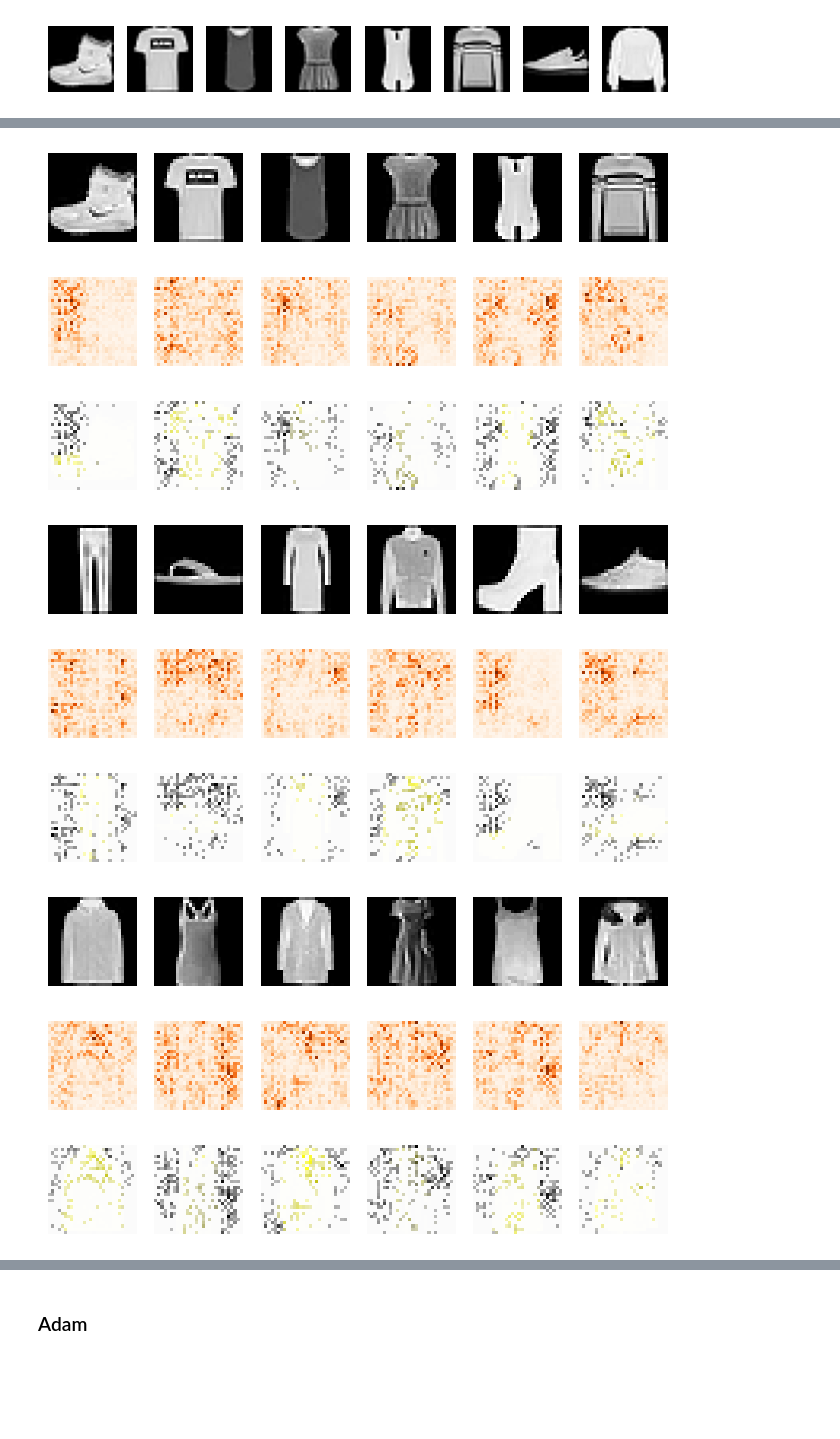
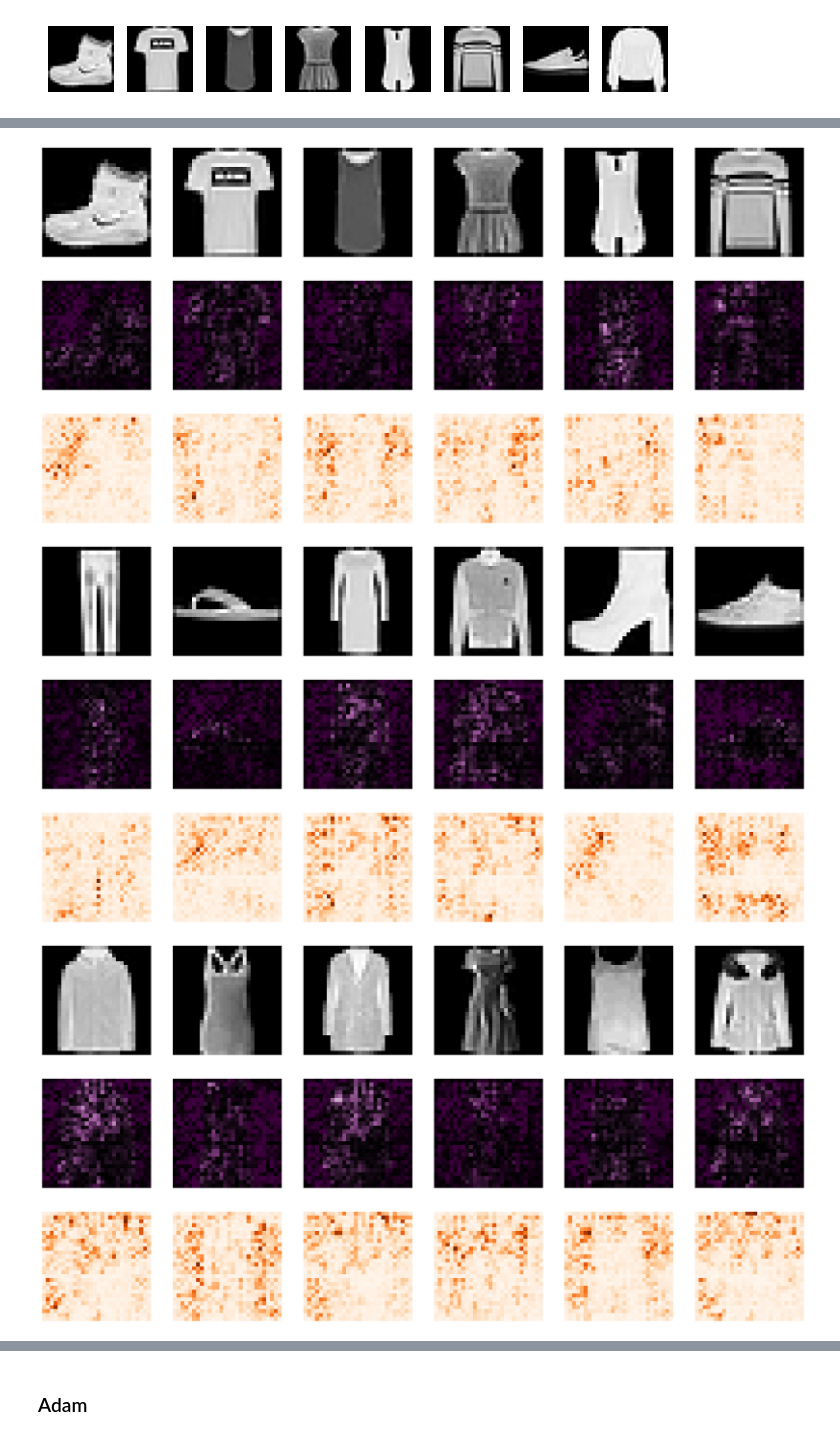
Before and after one commit to vtecftwy/course22p2, a Jupyter notebook: nbs/50_CNN_interpretation.ipynb, the cells around one changed output, grey strips where cells are left out. Cells and saved outputs as stored; diff of their text form; code cells hidden in the pictures; blank space fills up the shorter version.

```diff
--- a/nbs/50_CNN_interpretation.ipynb
+++ b/nbs/50_CNN_interpretation.ipynb
@@ -162,9 +168,9 @@ class Momentum(SGD):
 # %%
 set_seed(42)
 model = get_model(act_gr, norm=nn.BatchNorm2d).apply(iw)
-learn = TrainLearner(model, dls, F.cross_entropy, lr=1.5, cbs=cbs, opt_func=Momentum)
+learn_mom = TrainLearner(model, dls, F.cross_entropy, lr=1.5, cbs=cbs, opt_func=Momentum)
 # %%
-learn.fit(3)
+learn_mom.fit(3)
 # %% [output]
 | accuracy | loss | epoch | train |
 | 0.786 | 0.592 | 0 | train |
@@ -255,7 +245,7 @@ On:........... cuda:0
 Requires grad: True
 Is a leaf:.... False
 # %%
-preds = learn.model(images[i:i+1, :, :, :])
+preds = learn_mom.model(images[i:i+1, :, :, :])
 tensor_info(preds)
 # %% [output]
 Shape:........ torch.Size([1, 10])
@@ -306,19 +305,21 @@ show_image(sm_norm, cmap='Oranges_r');
 # %%
-from PIL import Image
-import numpy as np
-
 def saliency_over_image(im, sm, ax=None, return_images=False):
 
     if isinstance(im, torch.Tensor):
         im = normalize_image(im) * 255
-        im = Image.fromarray(im.permute(1,2,0)[:,:,0].numpy().astype(np.uint8), mode='L')
+        if im.shape[0] == 1:
+            im = Image.fromarray(im[0, :, :].cpu().numpy().astype(np.uint8), mode='L')
+        else:
+            im = Image.fromarray(im.permute(1,2,0)[:,:,0].cpu().numpy().astype(np.uint8), mode='RGB')
     im = im.convert(mode='RGBA')
+
 
     if isinstance(sm, torch.Tensor):
         sm = normalize_image(sm) * 255
         sm_tnsr = torch.zeros(size=(4,28,28), dtype=sm.dtype) * 255
         sm_tnsr[0,:,:] = sm
         sm_tnsr[2,:,:] = sm
+
         sm_tnsr[3,:,:] = 255 - sm
         sm = Image.fromarray(sm_tnsr.permute(1,2,0).numpy().astype(np.uint8), mode='RGBA')
 
@@ -392,49 +394,53 @@ https://matplotlib.org/stable/tutorials/colors/colormaps.html#diverging
 ![image.png](attachment:image.png)
 # %%
 def show_saliency_maps(xb, model, max_n_batches=4, n_imgs=6, cmap='seismic', abs_val=True):
+
+    figsize=(n_imgs * 4, max_n_batches * 4)
 
     for i, (xb, yb) in enumerate(dls.train):
         if i >= max_n_batches:
             break
         else:
             saliency_maps = []
             for i in range(n_imgs):
                 images = xb.clone().to(device='cuda')
                 images.requires_grad_();
                 preds = model(images[i:i+1, :, :, :])
                 cat_idx = preds.argmax(dim=1).requires_grad_(requires_grad=False)
                 end_point = preds[0, cat_idx]
                 end_point.backward()
                 if abs_val:
-                    saliency_maps.append(images.grad[i].abs())
+                    sm = images.grad[i].abs().max(dim=0)[0]
                 else:
-                    saliency_maps.append(images.grad[i])
+                    sm = images.grad[i].max(dim=0)[0]
 
-            _, axs = plt.subplots(nrows=1, ncols=n_imgs, figsize=(8, n_imgs))
-            for ax, img in zip(axs.flatten(), xb[:n_imgs]):
+                saliency_maps.append((normalize_image(sm)*255).to(int))
+
+            _, axs = plt.subplots(nrows=1, ncols=n_imgs, figsize=figsize)
+            for ax, img in zip(axs.flatten(), normalize_image(xb[:n_imgs])):
                 show_image(img, ax=ax, cmap='gray' )
             plt.show()
 
-            _, axs = plt.subplots(nrows=1, ncols=n_imgs, figsize=(8, n_imgs))
+            _, axs = plt.subplots(nrows=1, ncols=n_imgs, figsize=figsize)
+
+            for ax, img, sm in zip(axs.flatten(), xb[:n_imgs], saliency_maps):
+                saliency_over_image(img, sm, ax=ax)
+#                 transparent_saliency(img, sm, g=1)
+                # transparent_saliency(img, sm, g=1, ax=ax)
+
+            _, axs = plt.subplots(nrows=1, ncols=n_imgs, figsize=figsize)
             for ax, sm in zip(axs.flatten(), saliency_maps):
                 show_image(sm, ax=ax, cmap=cmap)
             plt.show()
 
-            _, axs = plt.subplots(nrows=1, ncols=n_imgs, figsize=(8, n_imgs))
-            for ax, img, sm in zip(axs.flatten(), xb[:n_imgs], saliency_maps):
-                # saliency_over_image(im, sm, ax=ax)
-#                 transparent_saliency(img, sm, g=1)
-                transparent_saliency(img, sm, g=1, ax=ax)
-            plt.show()
-
-show_saliency_maps(xb, learn.model,  max_n_batches=4, n_imgs=6, cmap='Oranges', abs_val=True)
+show_saliency_maps(xb, learn_mom.model,  max_n_batches=4, n_imgs=6, cmap='Oranges', abs_val=True)
 # %% [output]
-[figure, old version]
+[figure, new version]
-[figure, old version]
+[figure, new version]
-[figure, old version]
+[figure, new version]
-[figure, old version]
+[figure, new version]
-[figure, old version]
+[figure, new version]
-[figure, old version]
+[figure, new version]
-[figure, old version]
+[figure, new version]
-[figure, old version]
+[figure, new version]
-[figure, old version]
+[figure, new version]
```
Also changed, not shown: parts of 31 cells of this notebook.
